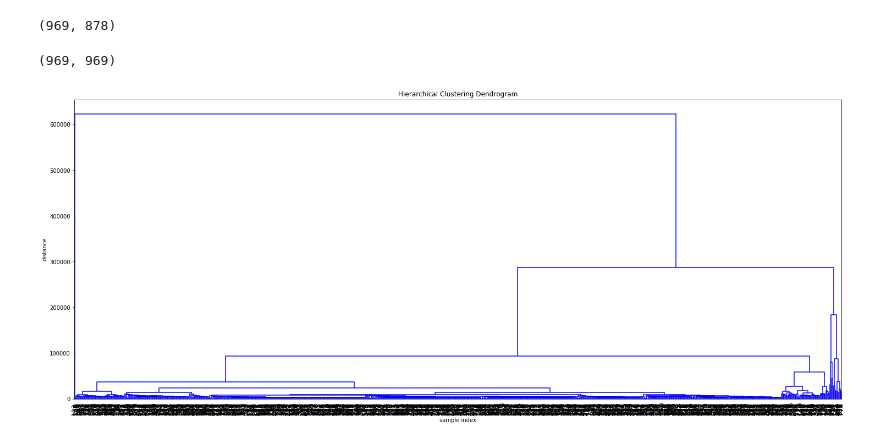
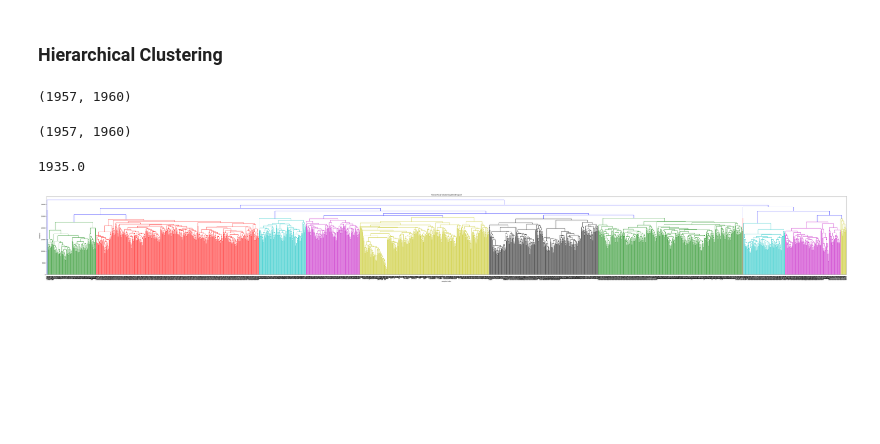
Before and after one commit to joannabate/commute, a Jupyter notebook: EDA.ipynb, the cells around one changed output. Cells and saved outputs as stored; diff of their text form; code cells hidden in the pictures; blank space fills up the shorter version.

```diff
--- a/EDA.ipynb
+++ b/EDA.ipynb
@@ -34,16 +126,28 @@ df_commute = df_commute.head(1000)
+# %% [markdown]
+### Hierarchical Clustering
 # %%
-df_pivot = df_commute.pivot(index='OFIPS', columns='DFIPS', values='FLOW')
+df_pivot = df_merged_bay.pivot(index='OFIPS', columns='DFIPS', values='FLOW')
+df_pivot.shape
+# %% [output]
+(1957, 1960)
 # %%
 df_pivot = df_pivot.fillna(0)
+df_pivot.shape
+# %% [output]
+(1957, 1960)
-# %%
-df_pivot.shape
-# %% [output]
-(969, 878)
+# %%
+set_D = set(df_merged_bay['DFIPS'].unique())
+set_O = set(df_merged_bay['OFIPS'].unique())
+drop_ids = list((set_D | set_O) - (set_D & set_O))
+# %%
+df_pivot = df_pivot.drop(index = drop_ids, columns=drop_ids, errors='ignore')
+# %%
+df_pivot.values.max()
+# %% [output]
+1935.0
+# %%
+df_pivot = df_pivot.values.max()/(1+df_pivot)
 # %%
-linkage_method = 'complete'
-metric = 'cityblock'
-distxy = squareform(pdist(df_pivot, metric=metric))
+#linkage_method = 'complete'
+#metric = 'euclidean'
+#distxy = squareform(pdist(df_pivot, metric=metric))
-# %%
-distxy.shape
-# %% [output]
-(969, 969)
@@ -50,15 +156,15 @@ distxy.shape
 # %%
-Z = linkage(distxy, linkage_method)
-plt.figure(figsize=(25, 10))
+Z = linkage(df_pivot, linkage_method)
+plt.figure(figsize=(100, 10))
 plt.title('Hierarchical Clustering Dendrogram')
 plt.xlabel('sample index')
 plt.ylabel('distance')
 dendrogram(
     Z,
     leaf_rotation=90.,  # rotates the x axis labels
     leaf_font_size=12.,  # font size for the x axis labels
-    color_threshold = 20
+    color_threshold = 25000
 )
 plt.show()
 # %% [output]
-[figure, old version]
+[figure, new version]
```
Also changed, not shown: parts of 27 cells of this notebook.
